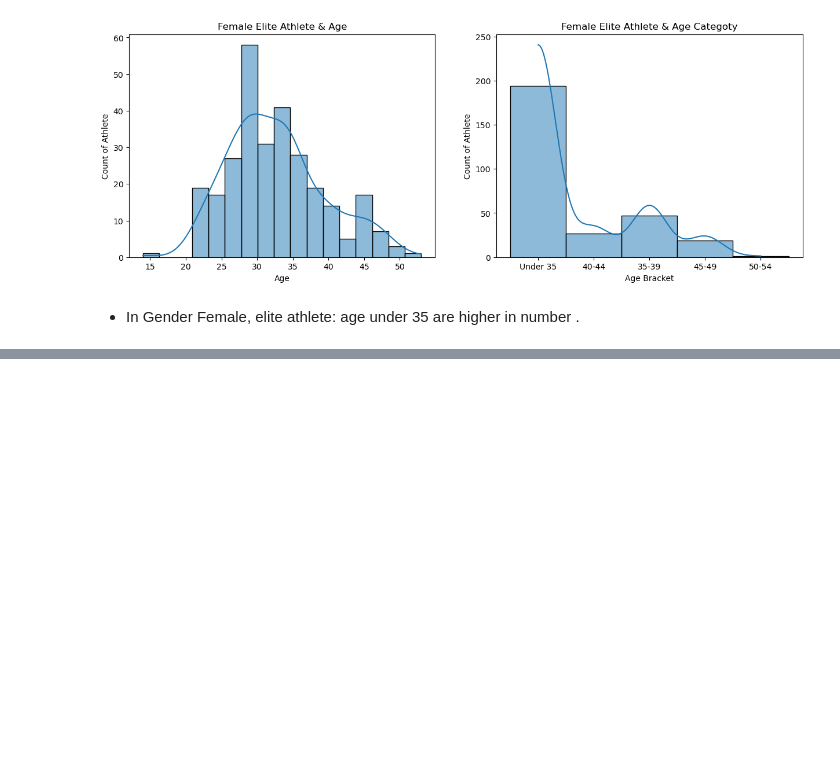
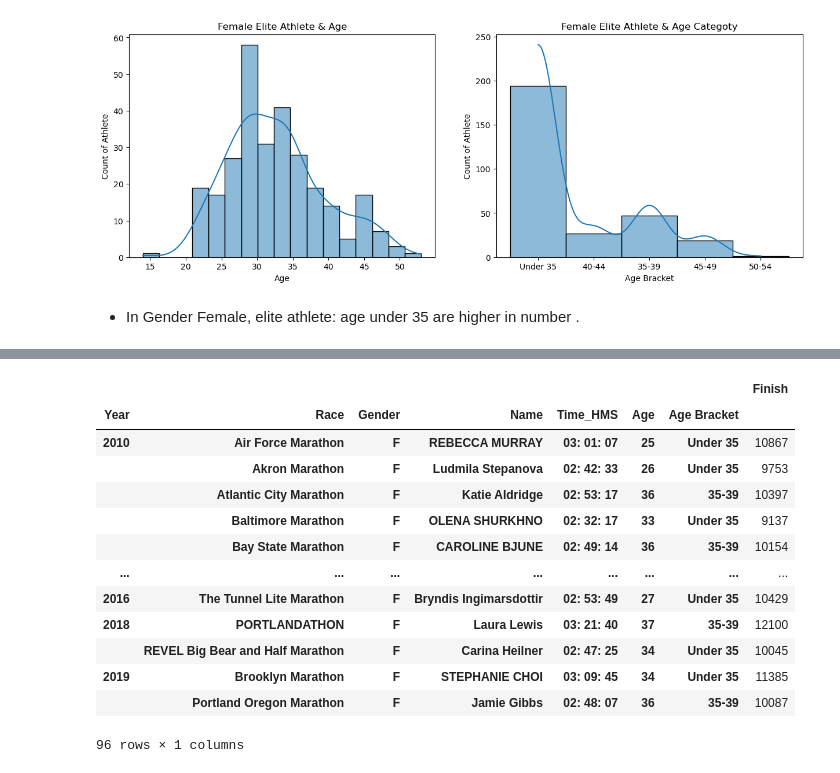
Before and after one commit to sagarbarge/Marathon_2010_to_2019_USA, a Jupyter notebook: Marathon_2010_2019_USA.ipynb, the cells around one changed output, grey strips where cells are left out. Cells and saved outputs as stored; diff of their text form; code cells hidden in the pictures; blank space fills up the shorter version.

```diff
--- a/Marathon_2010_2019_USA.ipynb
+++ b/Marathon_2010_2019_USA.ipynb
@@ -709,0 +698,18 @@ df_elite_gmi
+# %%
+df_elite_gm = df_elite_sort_f.groupby('Race').head(1)
+df_elite_gm
+# %% [output]
+|  |  |  |  |  |  |  | Finish |
+| Year | Race | Gender | Name | Time_HMS | Age | Age Bracket |  |
+| 2010 | Air Force Marathon | F | REBECCA MURRAY | 03: 01: 07 | 25 | Under 35 | 10867 |
+|  | Akron Marathon | F | Ludmila Stepanova | 02: 42: 33 | 26 | Under 35 | 9753 |
+|  | Atlantic City Marathon | F | Katie Aldridge | 02: 53: 17 | 36 | 35-39 | 10397 |
+|  | Baltimore Marathon | F | OLENA SHURKHNO | 02: 32: 17 | 33 | Under 35 | 9137 |
+|  | Bay State Marathon | F | CAROLINE BJUNE | 02: 49: 14 | 36 | 35-39 | 10154 |
+| ... | ... | ... | ... | ... | ... | ... | ... |
+| 2016 | The Tunnel Lite Marathon | F | Bryndis Ingimarsdottir | 02: 53: 49 | 27 | Under 35 | 10429 |
+| 2018 | PORTLANDATHON | F | Laura Lewis | 03: 21: 40 | 37 | 35-39 | 12100 |
+|  | REVEL Big Bear and Half Marathon | F | Carina Heilner | 02: 47: 25 | 34 | Under 35 | 10045 |
+| 2019 | Brooklyn Marathon | F | STEPHANIE CHOI | 03: 09: 45 | 34 | Under 35 | 11385 |
+|  | Portland Oregon Marathon | F | Jamie Gibbs | 02: 48: 07 | 36 | 35-39 | 10087 |
+96 rows × 1 columns
```
Also changed, not shown: parts of 12 cells of this notebook.
